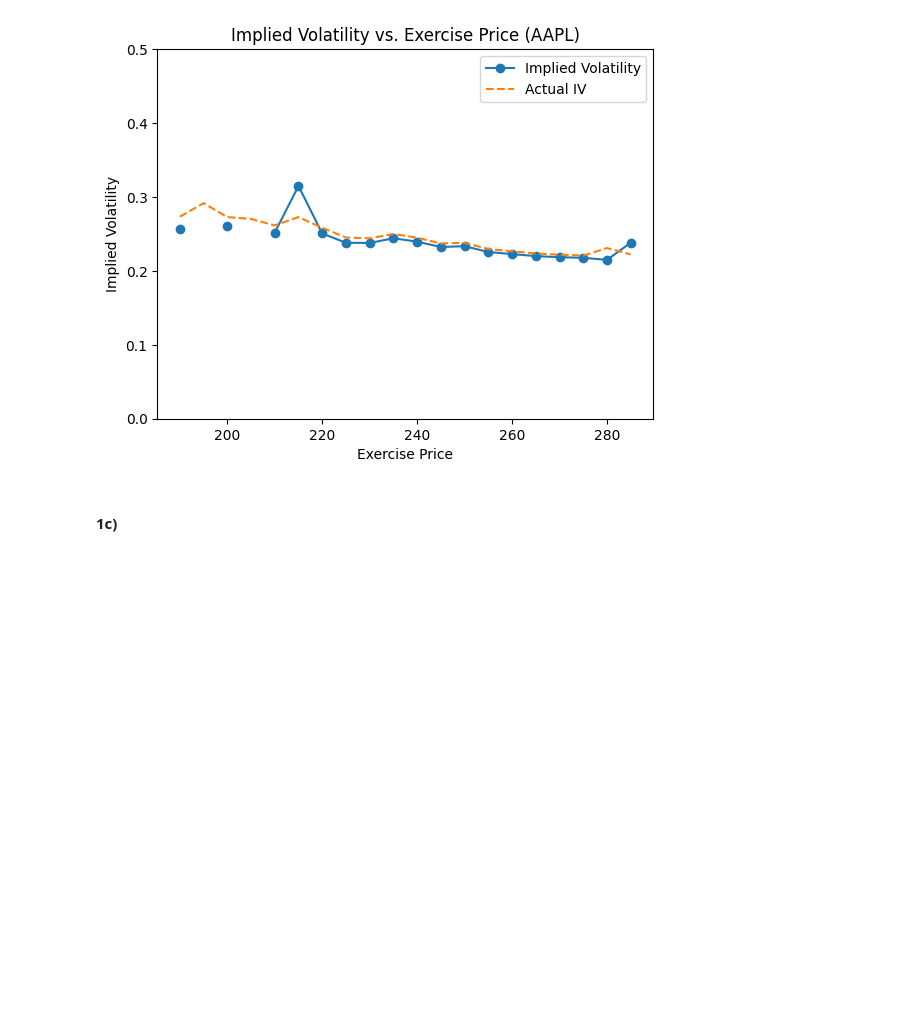
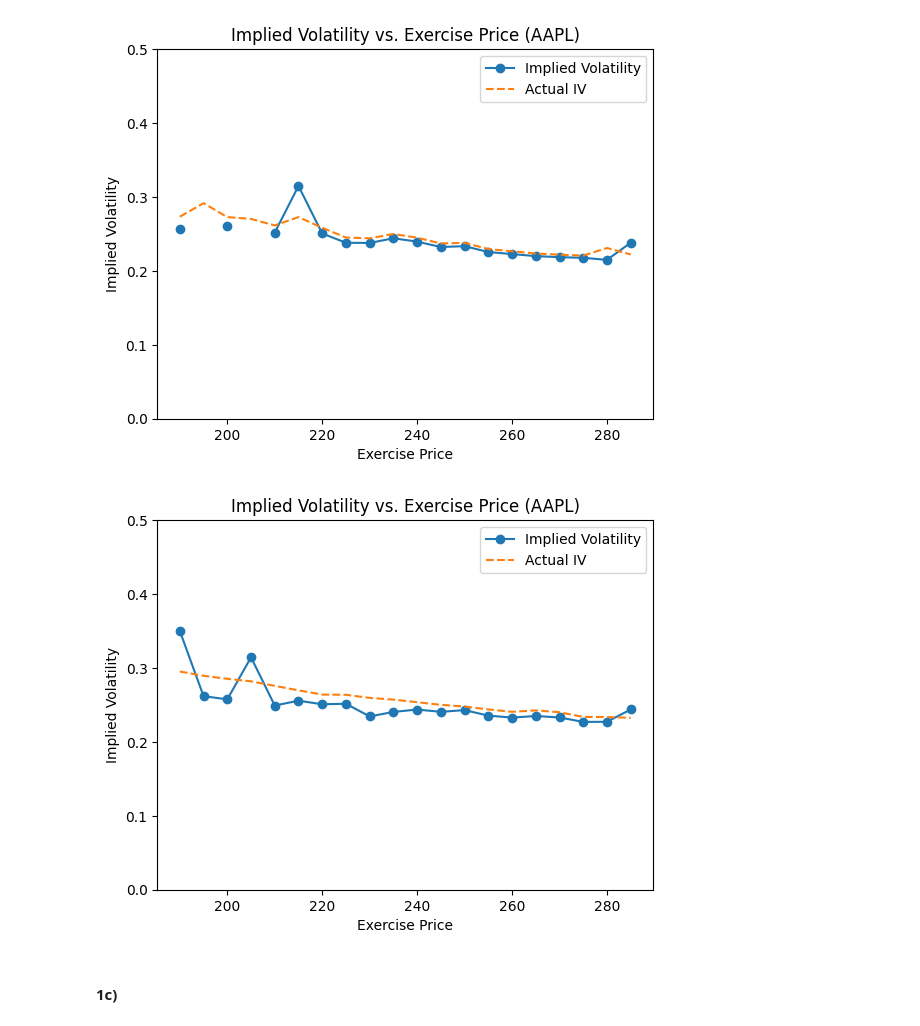
Before and after one commit to andreist3fan/ovmHW2, a Jupyter notebook: jupyter/homework.ipynb, the cells around one changed output. Drawn from its saved outputs; the diff is of its cells as text; code cells hidden in the pictures; blank space fills up the shorter version.

```diff
--- a/jupyter/homework.ipynb
+++ b/jupyter/homework.ipynb
@@ -117,6 +117,7 @@ A for `$AAPL`
 AAPL_17_01 = pd.read_csv('data/aapl-options-exp-2025-01-17.csv')
 AAPL_24_01 = pd.read_csv('data/aapl-options-exp-2025-01-24.csv')
 AAPL_17_10 = pd.read_csv('data/aapl-options-exp-2025-10-17.csv')
+AAPL_18_06_26 = pd.read_csv('data/aapl-options-exp-2026-06-18.csv')
 print(AAPL_17_01.head())
 print(AAPL_24_01.head())
 # %% [output]
@@ -142,18 +143,22 @@ print(AAPL_24_01.head())
 AAPL_calls_17_01 = AAPL_17_01.loc[AAPL_17_01['Type'] == 'Call'].copy()
 AAPL_calls_24_01 = AAPL_24_01.loc[AAPL_24_01['Type'] == 'Call'].copy()
 AAPL_calls_17_10 = AAPL_17_10.loc[AAPL_17_10['Type'] == 'Call'].copy()
+AAPL_calls_18_06_26 = AAPL_18_06_26.loc[AAPL_18_06_26['Type'] == 'Call'].copy()
 
 AAPL_calls_17_01.loc[:, 'Strike'] = pd.to_numeric(AAPL_calls_17_01['Strike'])
 AAPL_calls_24_01.loc[:, 'Strike'] = pd.to_numeric(AAPL_calls_24_01['Strike'])
 AAPL_calls_17_10.loc[:, 'Strike'] = pd.to_numeric(AAPL_calls_17_10['Strike'])
+AAPL_calls_18_06_26.loc[:, 'Strike'] = pd.to_numeric(AAPL_calls_18_06_26['Strike'])
 
 AAPL_calls_17_01.loc[:, 'Last'] = pd.to_numeric(AAPL_calls_17_01['Last'])
 AAPL_calls_24_01.loc[:, 'Last'] = pd.to_numeric(AAPL_calls_24_01['Last'])
 AAPL_calls_17_10.loc[:, 'Last'] = pd.to_numeric(AAPL_calls_17_10['Last'])
+AAPL_calls_18_06_26.loc[:, 'Last'] = pd.to_numeric(AAPL_calls_18_06_26['Last'])
 
 AAPL_calls_17_01.loc[:, 'IV'] = AAPL_calls_17_01['IV'].str.rstrip('%').astype('float') / 100.0
 AAPL_calls_24_01.loc[:, 'IV'] = AAPL_calls_24_01['IV'].str.rstrip('%').astype('float') / 100.0
 AAPL_calls_17_10.loc[:, 'IV'] = AAPL_calls_17_10['IV'].str.rstrip('%').astype('float') / 100.0
+AAPL_calls_18_06_26.loc[:, 'IV'] = AAPL_calls_18_06_26['IV'].str.rstrip('%').astype('float') / 100.0
 # %% [markdown]
 ##### 2. predefine useful functions
 # %%
@@ -268,6 +273,37 @@ plt.show()
 # %% [output]
 0.042378572996520904
 [figure]
+# %%
+impl_vol_AAPL = []
+T_option = 523 / 365
+r = rfrate(T_option) / 100
+S0 = 236.85
+#print(r)
+for i in range(0, len(AAPL_calls_18_06_26)):
+    E = AAPL_calls_18_06_26['Strike'][i]
+    C_true = AAPL_calls_18_06_26['Last'][i]
+
+    implied_volatility = newtons_method_volatility(S0, E, r, T_option, C_true)
+    impl_vol_AAPL.append(implied_volatility)
+
+strike = np.array(AAPL_calls_18_06_26['Strike'])
+impl_vol_AAPL = np.array(impl_vol_AAPL)
+#replace large values with nan
+impl_vol_AAPL[impl_vol_AAPL > 1] = np.nan
+impl_vol_AAPL[impl_vol_AAPL < 0] = np.nan
+#print(strike)
+#print(impl_vol_AAPL)
+plt.plot(strike, impl_vol_AAPL, 'o-', label='Implied Volatility')
+plt.plot(strike, AAPL_calls_18_06_26["IV"], '--', label='Actual IV')
+#plt.axvline(x=S0, color='r', linestyle='--', label='Current Asset Price')
+plt.ylim(0, 0.5)
+plt.xlabel('Exercise Price')
+plt.ylabel('Implied Volatility')
+plt.title('Implied Volatility vs. Exercise Price (AAPL)')
+plt.legend()
+plt.show()
+# %% [output]
+[figure, added]
 # %% [markdown]
 #### 1c)
 # %%
```
Also changed, not shown: parts of 2 cells of this notebook, 1 other file.
